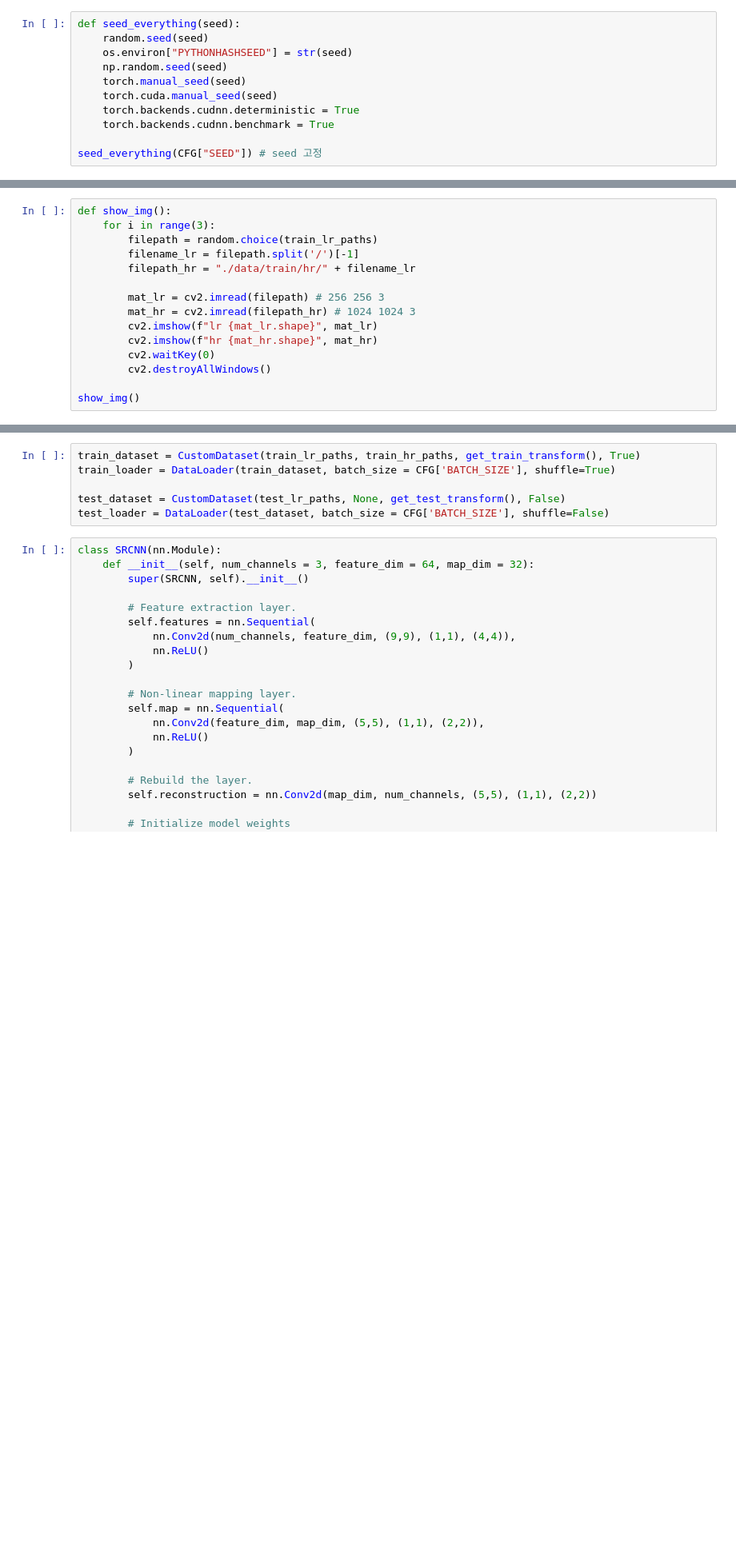
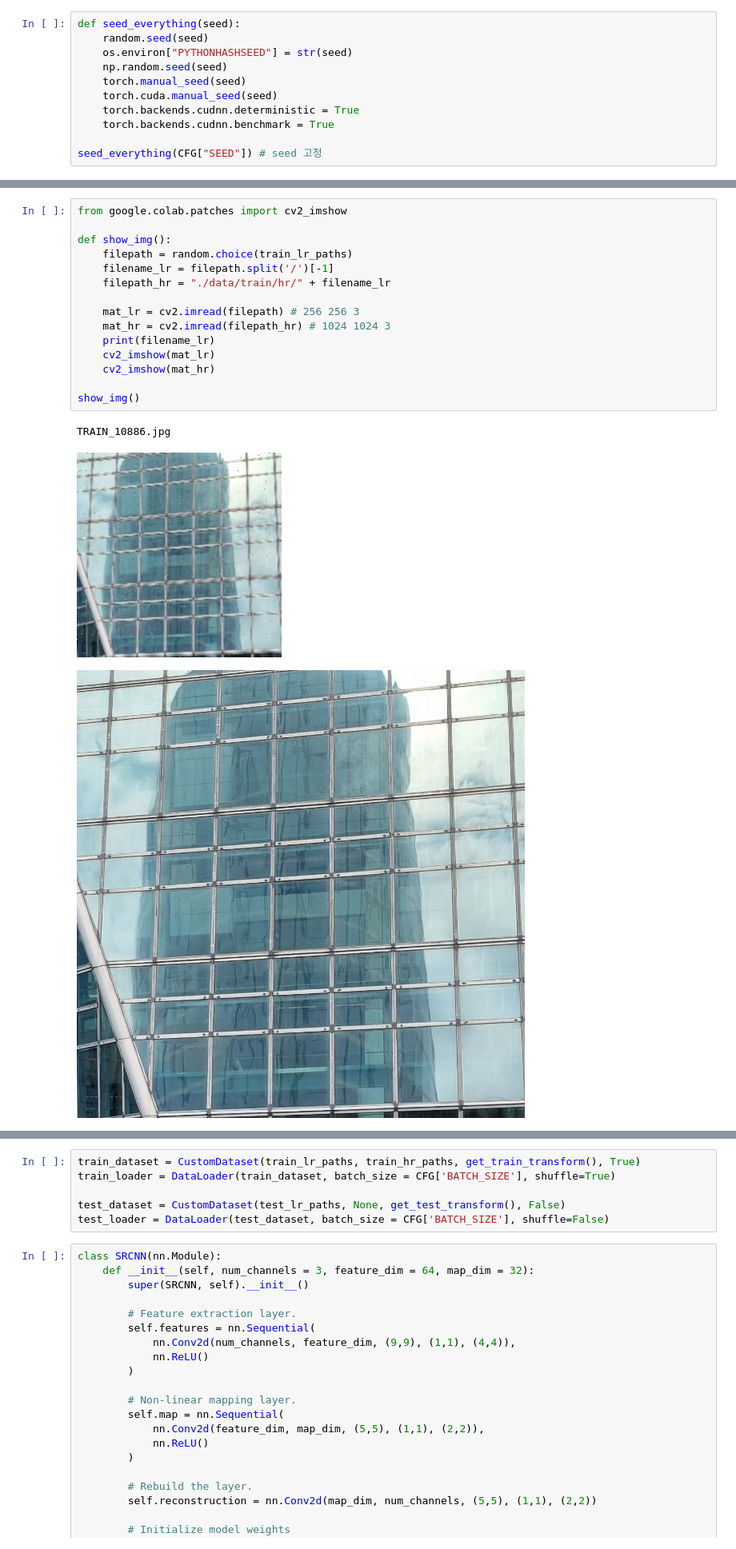
Before and after one commit to SungwookLE/ImageRestore, a Jupyter notebook: baseline.ipynb, the cells around one changed output, grey strips where cells are left out. Shown at 80% size. Drawn from its saved outputs; the diff is of its cells as text; blank space fills up the shorter version.

Commit message:
Colaboratory를 통해 생성됨

```diff
--- a/baseline.ipynb
+++ b/baseline.ipynb
@@ -54,18 +85,22 @@ test_lr_paths = sorted(glob.glob("./data/test/lr/*.jpg"))
 # %%
+from google.colab.patches import cv2_imshow
+
 def show_img():
-    for i in range(3):
-        filepath = random.choice(train_lr_paths)
-        filename_lr = filepath.split('/')[-1]
-        filepath_hr = "./data/train/hr/" + filename_lr
+    filepath = random.choice(train_lr_paths)
+    filename_lr = filepath.split('/')[-1]
+    filepath_hr = "./data/train/hr/" + filename_lr
 
-        mat_lr = cv2.imread(filepath) # 256 256 3
-        mat_hr = cv2.imread(filepath_hr) # 1024 1024 3
-        cv2.imshow(f"lr {mat_lr.shape}", mat_lr)
-        cv2.imshow(f"hr {mat_hr.shape}", mat_hr)
-        cv2.waitKey(0)
-        cv2.destroyAllWindows()
+    mat_lr = cv2.imread(filepath) # 256 256 3
+    mat_hr = cv2.imread(filepath_hr) # 1024 1024 3
+    print(filename_lr)
+    cv2_imshow(mat_lr)
+    cv2_imshow(mat_hr)
 
 show_img()
+# %% [output]
+TRAIN_10886.jpg
+[figure, added]
+[figure, added]
 # %%
 class CustomDataset(Dataset):
     def __init__(self, lr_paths, hr_paths, transforms, train_mode):
```
Also changed, not shown: parts of 14 cells of this notebook.
